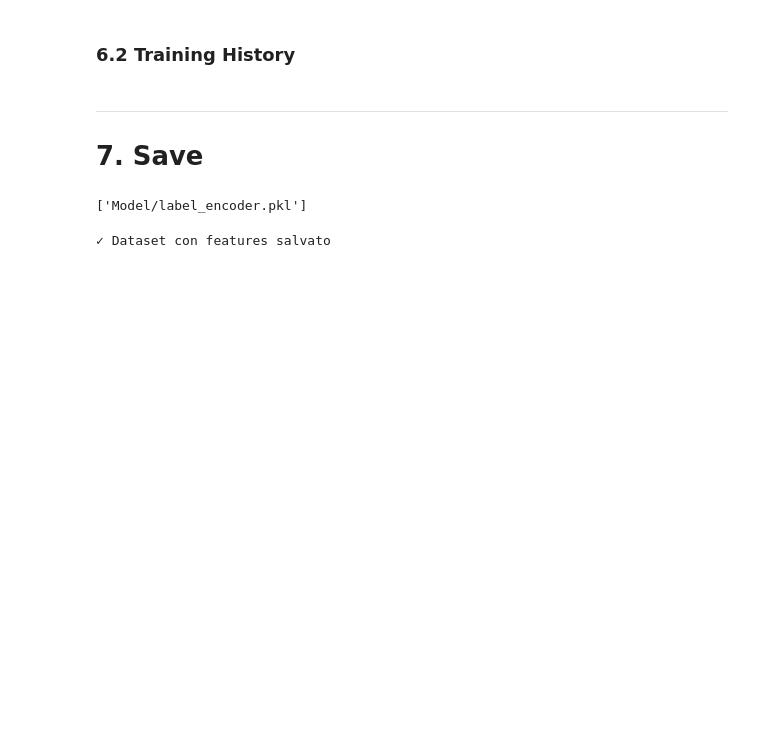
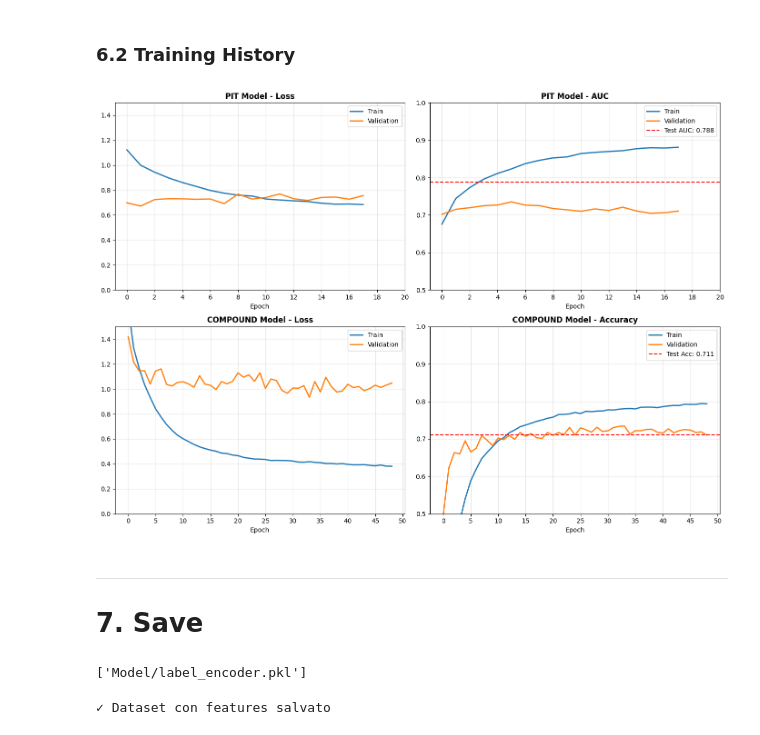
Before and after one commit to FedericoSabbadini/F1_StrategyPredictor, a Jupyter notebook: 03:model/LSTMModel.ipynb, the cells around one changed output. Saved outputs shown, nothing was run; the diff lists cells and outputs as text; code cells hidden in the pictures; blank space fills up the shorter version.

Commit message:
fix
- model history plot

```diff
--- a/03:model/LSTMModel.ipynb
+++ b/03:model/LSTMModel.ipynb
@@ -263,8 +266,8 @@ def build_pit_model(seq_len, n_features):
 
     # LSTM Layer 1 - Unidirectional (real-time compatible)
     x = LSTM(128, return_sequences=True,
-             dropout=0.4,              # Increased from 0.2
-             recurrent_dropout=0.2)(x)  # Increased from 0.1
+             dropout=0.2,              # Increased from 0.2
+             recurrent_dropout=0.1)(x)  # Increased from 0.1
     x = LayerNormalization()(x)
 
     # Multi-Head Self-Attention
@@ -277,15 +280,15 @@ def build_pit_model(seq_len, n_features):
     x = LayerNormalization()(x)
 
     # LSTM Layer 2
-    x = LSTM(64, dropout=0.4, recurrent_dropout=0.2)(x)
+    x = LSTM(64, dropout=0.2, recurrent_dropout=0.1)(x)
 
     # Dense layers with regularization
-    x = Dense(48, activation='relu', kernel_regularizer=l2(0.005))(x)
+    x = Dense(48, activation='relu', kernel_regularizer=l2(0.001))(x)
     x = BatchNormalization()(x)
-    x = Dropout(0.4)(x)  # Increased from 0.3
+    x = Dropout(0.3)(x)  # Increased from 0.3
 
-    x = Dense(24, activation='relu', kernel_regularizer=l2(0.005))(x)
-    x = Dropout(0.3)(x)  # Increased from 0.2
+    x = Dense(24, activation='relu', kernel_regularizer=l2(0.001))(x)
+    x = Dropout(0.2)(x)  # Increased from 0.2
 
     # Output
     output = Dense(1, activation='sigmoid', name='pit')(x)
@@ -294,7 +297,7 @@ def build_pit_model(seq_len, n_features):
 
     # Optimizer with gradient clipping for stability
     optimizer = tf.keras.optimizers.Adam(
-        learning_rate=0.001,
+        learning_rate=0.002,
         clipnorm=1.0  # Gradient clipping
     )
 
@@ -311,6 +314,6 @@ def build_pit_model(seq_len, n_features):
 
     return model
 
-model_pit = build_pit_model(SEQUENCE_LENGTH, len(feat_pit))
-model_pit.summary()
+model_pit4 = build_pit_model(SEQUENCE_LENGTH, len(feat_pit))
+model_pit4.summary()
 # %% [output]
@@ -339,13 +342,13 @@ Model: "functional"
 ### 5.2 Training Modello PIT
 # %%
 cb_pit = [
-    EarlyStopping(monitor='val_auc', patience=4, mode='max', restore_best_weights=True, verbose=1),
-    ReduceLROnPlateau(monitor='val_loss', factor=0.5, patience=3, min_lr=1e-6, verbose=1)
+    EarlyStopping(monitor='val_auc', patience=12, mode='max', restore_best_weights=True, verbose=1),
+    ReduceLROnPlateau(monitor='val_loss', factor=0.5, patience=4, min_lr=1e-6, verbose=1)
 ]
 # %%
 print("Training PIT model...")
 print("="*60)
-history_pit = model_pit.fit(
+history_pit = model_pit4.fit(
     X_pit_train, y_pit_train,
     validation_data=(X_pit_val, y_pit_val),
     epochs=50,
@@ -494,7 +497,7 @@ print("MODELLO PIT (PitIn3Laps)")
 print("-"*50)
 
 # Predizioni
-y_pit_pred_prob = model_pit.predict(X_pit_test, verbose=0).flatten()
+y_pit_pred_prob = model_pit4.predict(X_pit_test, verbose=0).flatten()
 
 # Trova soglia ottimale (massimizza F1)
 prec, rec, thresh = precision_recall_curve(y_pit_test, y_pit_pred_prob)
@@ -592,6 +595,8 @@ Classes: ['HARD', 'INTERMEDIATE', 'MEDIUM', 'SOFT']
 ### 6.2 Training History
 # %%
 fig, axes = plt.subplots(2, 2, figsize=(14, 10))
+comEpochs = len(history_comp.history['loss'])
+pitEpochs = len(history_pit.history['loss'])
 
 # PIT - Loss
 axes[0, 0].plot(history_pit.history['loss'], label='Train', linewidth=2)
@@ -600,35 +605,46 @@ axes[0, 0].set_title('PIT Model - Loss', fontsize=12, fontweight='bold')
 axes[0, 0].set_xlabel('Epoch')
 axes[0, 0].legend()
 axes[0, 0].grid(True, alpha=0.3)
+axes[0, 0].set_xticks(range(0, int(pitEpochs)+1, int(pitEpochs/10)))
+axes[0, 0].set_ylim(0, 1.5)
+
 
 # PIT - AUC
 axes[0, 1].plot(history_pit.history['auc'], label='Train', linewidth=2)
 axes[0, 1].plot(history_pit.history['val_auc'], label='Validation', linewidth=2)
 axes[0, 1].axhline(y=pit_auc, color='r', linestyle='--', label=f'Test AUC: {pit_auc:.3f}')
 axes[0, 1].set_title('PIT Model - AUC', fontsize=12, fontweight='bold')
 axes[0, 1].set_xlabel('Epoch')
 axes[0, 1].legend()
 axes[0, 1].grid(True, alpha=0.3)
+axes[0, 1].set_xticks(range(0, int(pitEpochs)+1, int(pitEpochs/10)))
+axes[0, 1].set_ylim(0.5, 1.0)
 
 # COMPOUND - Loss
 axes[1, 0].plot(history_comp.history['loss'], label='Train', linewidth=2)
 axes[1, 0].plot(history_comp.history['val_loss'], label='Validation', linewidth=2)
 axes[1, 0].set_title('COMPOUND Model - Loss', fontsize=12, fontweight='bold')
 axes[1, 0].set_xlabel('Epoch')
 axes[1, 0].legend()
 axes[1, 0].grid(True, alpha=0.3)
+axes[1, 0].set_xticks(range(0, int(comEpochs)+1, int(comEpochs/10)))
+axes[1, 0].set_ylim(0, 1.5)
 
 # COMPOUND - Accuracy
 axes[1, 1].plot(history_comp.history['accuracy'], label='Train', linewidth=2)
 axes[1, 1].plot(history_comp.history['val_accuracy'], label='Validation', linewidth=2)
 axes[1, 1].axhline(y=comp_acc, color='r', linestyle='--', label=f'Test Acc: {comp_acc:.3f}')
 axes[1, 1].set_title('COMPOUND Model - Accuracy', fontsize=12, fontweight='bold')
 axes[1, 1].set_xlabel('Epoch')
 axes[1, 1].legend()
 axes[1, 1].grid(True, alpha=0.3)
+axes[1, 1].set_xticks(range(0, int(comEpochs)+1, int(comEpochs/10)))
+axes[1, 1].set_ylim(0.5, 1.0)
 
 plt.tight_layout()
 plt.savefig('Other/training_history.png', dpi=150, bbox_inches='tight')
+# %% [output]
+[figure, added]
 # %% [markdown]
 ---
 # 7. Save
```
Also changed, not shown: parts of 9 cells of this notebook, 3 other files.
